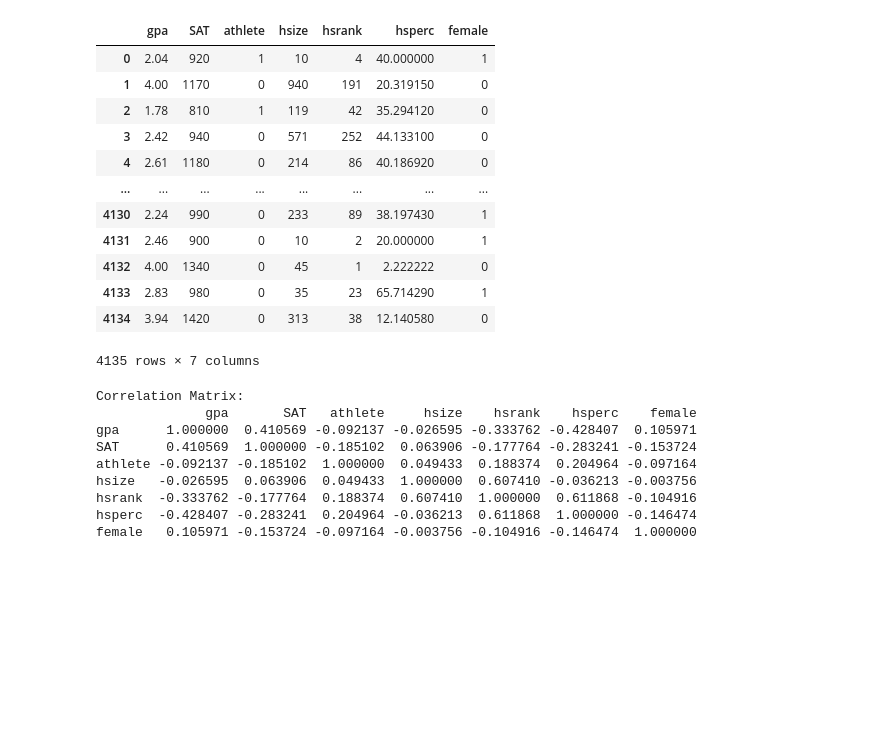
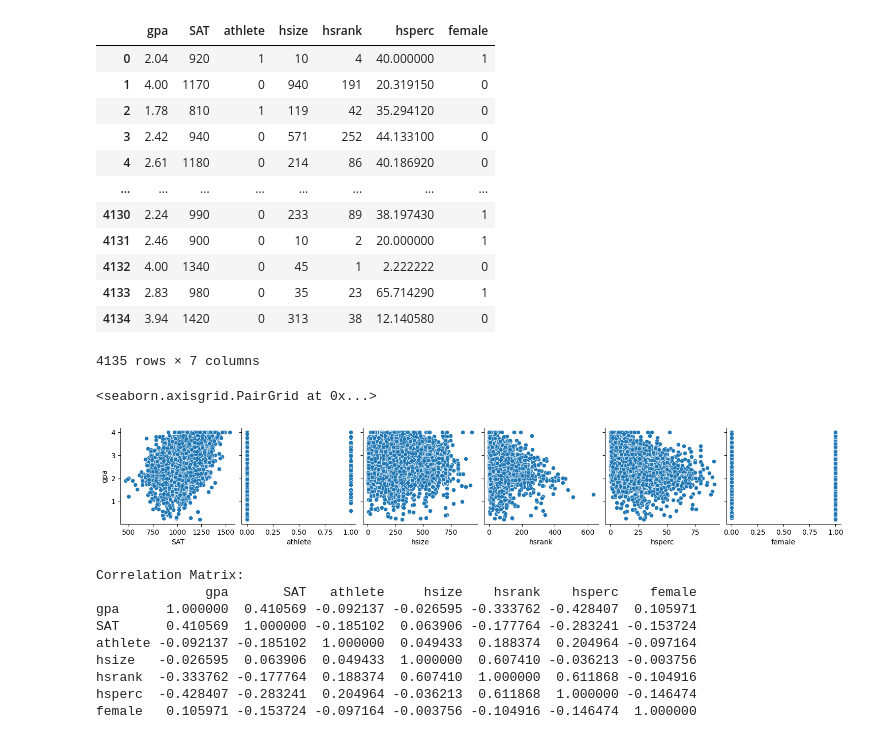
Before and after one commit to MyronTadros/DataScienceProject, a Jupyter notebook: notebook.ipynb, the cells around one changed output. Drawn from its saved outputs; the diff is of its cells as text; code cells hidden in the pictures; blank space fills up the shorter version.

```diff
--- a/notebook.ipynb
+++ b/notebook.ipynb
@@ -24,6 +24,15 @@ merged_df
 | 4133 | 2.83 | 980 | 0 | 35 | 23 | 65.714290 | 1 |
 | 4134 | 3.94 | 1420 | 0 | 313 | 38 | 12.140580 | 0 |
 4135 rows × 7 columns
+# %%
+sns.pairplot(
+    merged_df,
+    x_vars= ["SAT", "athlete","hsize","hsrank","hsperc","female"],
+    y_vars= ['gpa']
+)
+# %% [output]
+<seaborn.axisgrid.PairGrid at 0x...>
+[figure, added]
 # %%
 # Generate the correlation matrix
 correlation_matrix = merged_df[['gpa', 'SAT', 'athlete','hsize','hsrank','hsperc','female']].corr()
```
